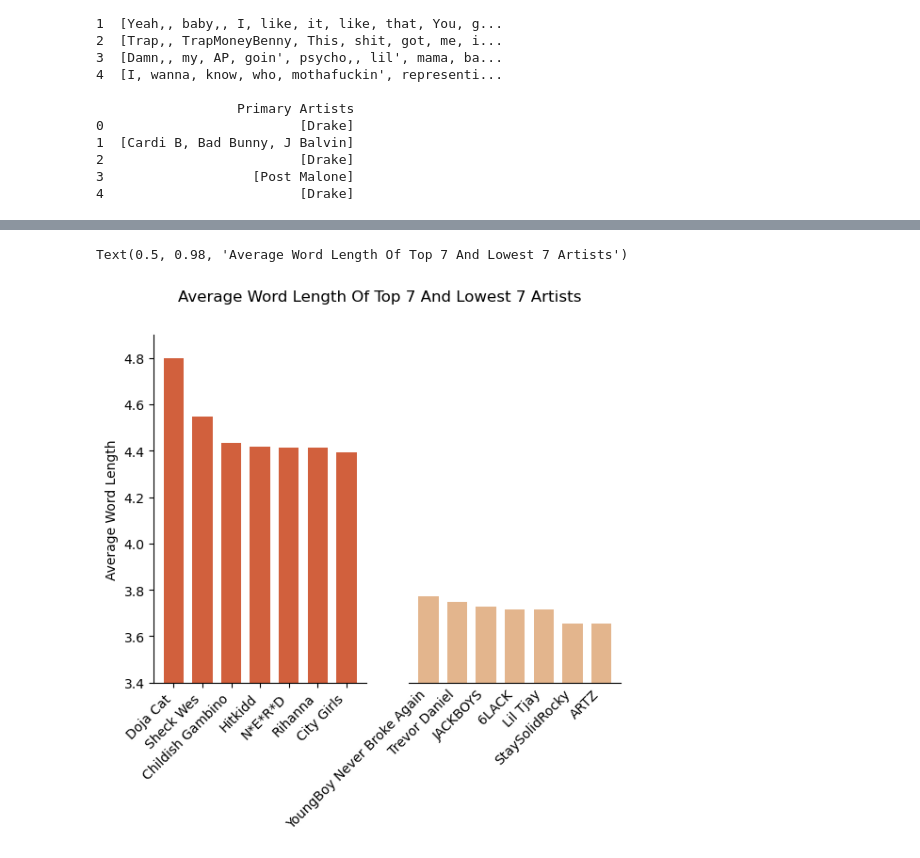
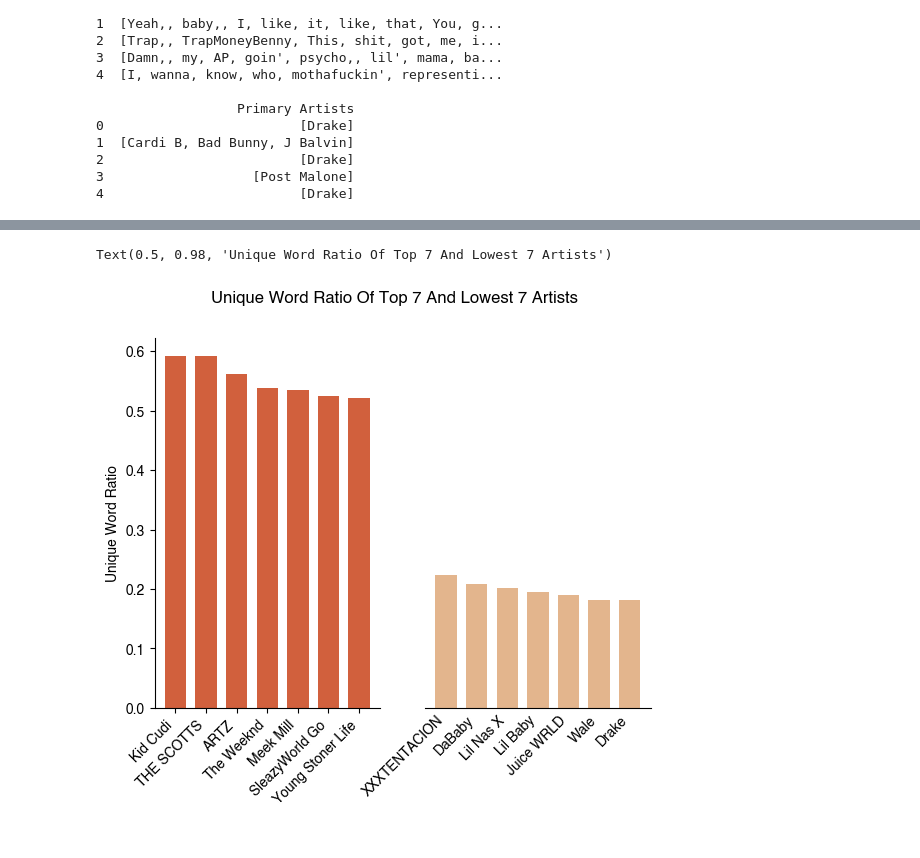
Before and after one commit to frehburg/RapLyricsAnalys, a Jupyter notebook: rap_vocabulary.ipynb, the cells around one changed output, grey strips where cells are left out. Saved outputs shown, nothing was run; the diff lists cells and outputs as text; code cells hidden in the pictures.

Commit message:
vocab plotss pretty

```diff
--- a/rap_vocabulary.ipynb
+++ b/rap_vocabulary.ipynb
@@ -76,29 +119,29 @@ unique_ratio_by_artist = dict(sorted(unique_ratio_by_artist.items(), reverse=Tru
 # %%
 n = 7
-first_n_avg_length = take(n, average_word_length_by_artist.items())
-last_n_avg_length = take(n, average_word_length_by_artist, dirc="last")
+first_n_unique = take(n, unique_ratio_by_artist.items())
+last_n_unique = take(n, unique_ratio_by_artist, dirc="last")
 
-bar_colors = ['#D1603D', '#DB8A5C', '#E3B58D'] # orange-brown colors
+bar_colors = ['#D1603D','#E3B58D'] # orange-brown colors
 fig, (ax1, ax2) = plt.subplots(1, 2, sharey=True)
 
-ax1.bar([i[0] for i in first_n_avg_length], [i[1] for i in first_n_avg_length], color=bar_colors[0], width=0.7)
-ax2.bar([i[0] for i in last_n_avg_length], [i[1] for i in last_n_avg_length], color=bar_colors[2], width=0.7)
-ax1.set_xticklabels(labels=[i[0] for i in first_n_avg_length], rotation=45, ha="right") # rotate labels 45 degrees and align to the right
-ax2.set_xticklabels(labels=[i[0] for i in last_n_avg_length],rotation=45, ha="right") # rotate labels 45 degrees and align to the right
+ax1.bar([i[0] for i in first_n_unique], [i[1] for i in first_n_unique], color=bar_colors[0], width=0.7)
+ax2.bar([i[0] for i in last_n_unique], [i[1] for i in last_n_unique], color=bar_colors[1], width=0.7)
+ax1.set_xticklabels(labels=[i[0] for i in first_n_unique], rotation=45, ha="right") # rotate labels 45 degrees and align to the right
+ax2.set_xticklabels(labels=[i[0] for i in last_n_unique],rotation=45, ha="right") # rotate labels 45 degrees and align to the right
 
-plt.ylim([3.4, 4.9]) # set the upper y-limit slightly above the highest value
+# plt.ylim([0,0.7]) # set the upper y-limit slightly above the highest value
 
 ax1.spines['right'].set_visible(False)
 ax1.spines['top'].set_visible(False)
 
 ax2.spines['left'].set_visible(False)
 ax2.spines['top'].set_visible(False)
 ax2.spines['right'].set_visible(False)
 
 plt.tick_params(labelleft=False, length=0)
 
-ax1.set_ylabel("Average Word Length")
-plt.suptitle("Average Word Length Of Top 7 And Lowest 7 Artists")
+ax1.set_ylabel("Unique Word Ratio")
+plt.suptitle("Unique Word Ratio Of Top 7 And Lowest 7 Artists")
 # %% [output]
-Text(0.5, 0.98, 'Average Word Length Of Top 7 And Lowest 7 Artists')
+Text(0.5, 0.98, 'Unique Word Ratio Of Top 7 And Lowest 7 Artists')
-[figure, old version]
+[figure, new version]
```
Also changed, not shown: parts of 3 cells of this notebook.
